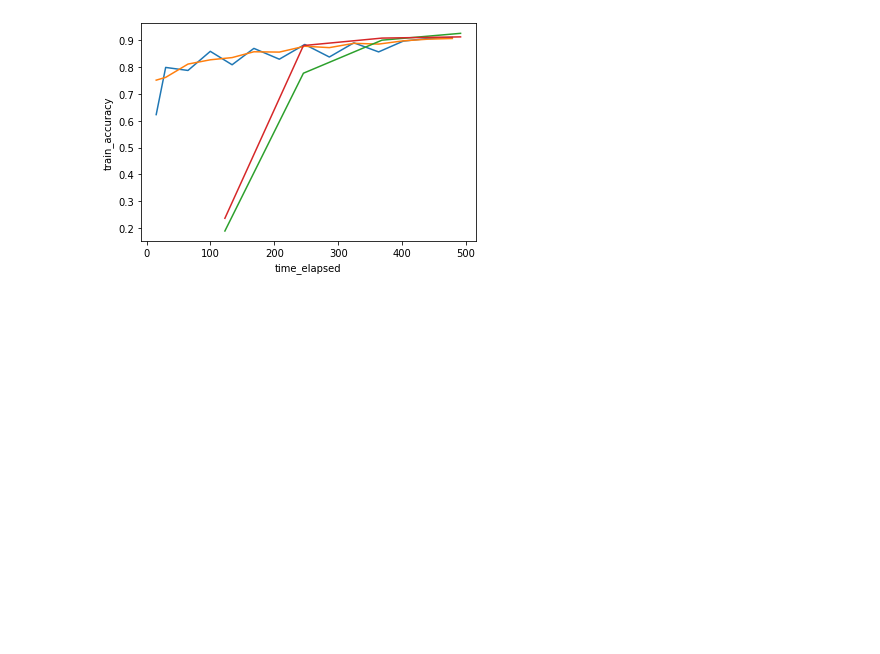
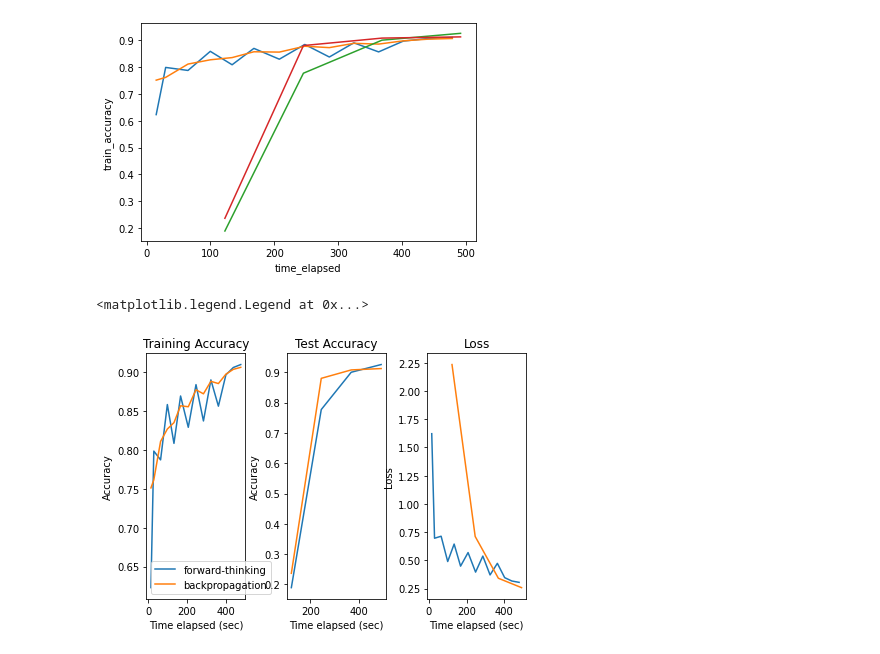
Before and after one commit to runnily/forward-thinking, a Jupyter notebook: forward_thinking_results.ipynb, the cells around one changed output. Drawn from its saved outputs; the diff is of its cells as text; code cells hidden in the pictures; blank space fills up the shorter version.

```diff
--- a/forward_thinking_results.ipynb
+++ b/forward_thinking_results.ipynb
@@ -92,3 +105,28 @@ sns.lineplot(x="time_elapsed", y="test_accuracy", data=bp_svhn_, ax=ax)
 # %% [output]
 <matplotlib.axes._subplots.AxesSubplot at 0x...>
 [figure]
+# %%
+fig, axs = plt.subplots(ncols=3)
+fig.subplots_adjust(hspace=.90)
+fig.tight_layout()
+axs[0].set_title("Training Accuracy")
+axs[0].set_xlabel("Time elapsed (sec)")
+axs[0].set_ylabel("Accuracy")
+sns.lineplot(x="time_elapsed", y="train_accuracy", data=ft_svhn, ax=axs[0])
+sns.lineplot(x="time_elapsed", y="train_accuracy", data=bp_svhn_, ax=axs[1])
+
+axs[1].set_title("Test Accuracy")
+axs[1].set_xlabel("Time elapsed (sec)")
+axs[1].set_ylabel("Accuracy")
+sns.lineplot(x="time_elapsed", y="test_accuracy", data=ft_svhn, ax=axs[0])
+sns.lineplot(x="time_elapsed", y="test_accuracy", data=bp_svhn_, ax=axs[1])
+
+axs[2].set_title("Loss")
+axs[2].set_xlabel("Time elapsed (sec)")
+axs[2].set_ylabel("Loss")
+sns.lineplot(x="time_elapsed", y="loss", data=ft_svhn, ax=axs[2])
+sns.lineplot(x="time_elapsed", y="loss", data=bp_svhn_, ax=axs[2])
+axs[0].legend(labels=["forward-thinking", "backpropagation"])
+# %% [output]
+<matplotlib.legend.Legend at 0x...>
+[figure, added]
```
Also changed, not shown: parts of 8 cells of this notebook.
